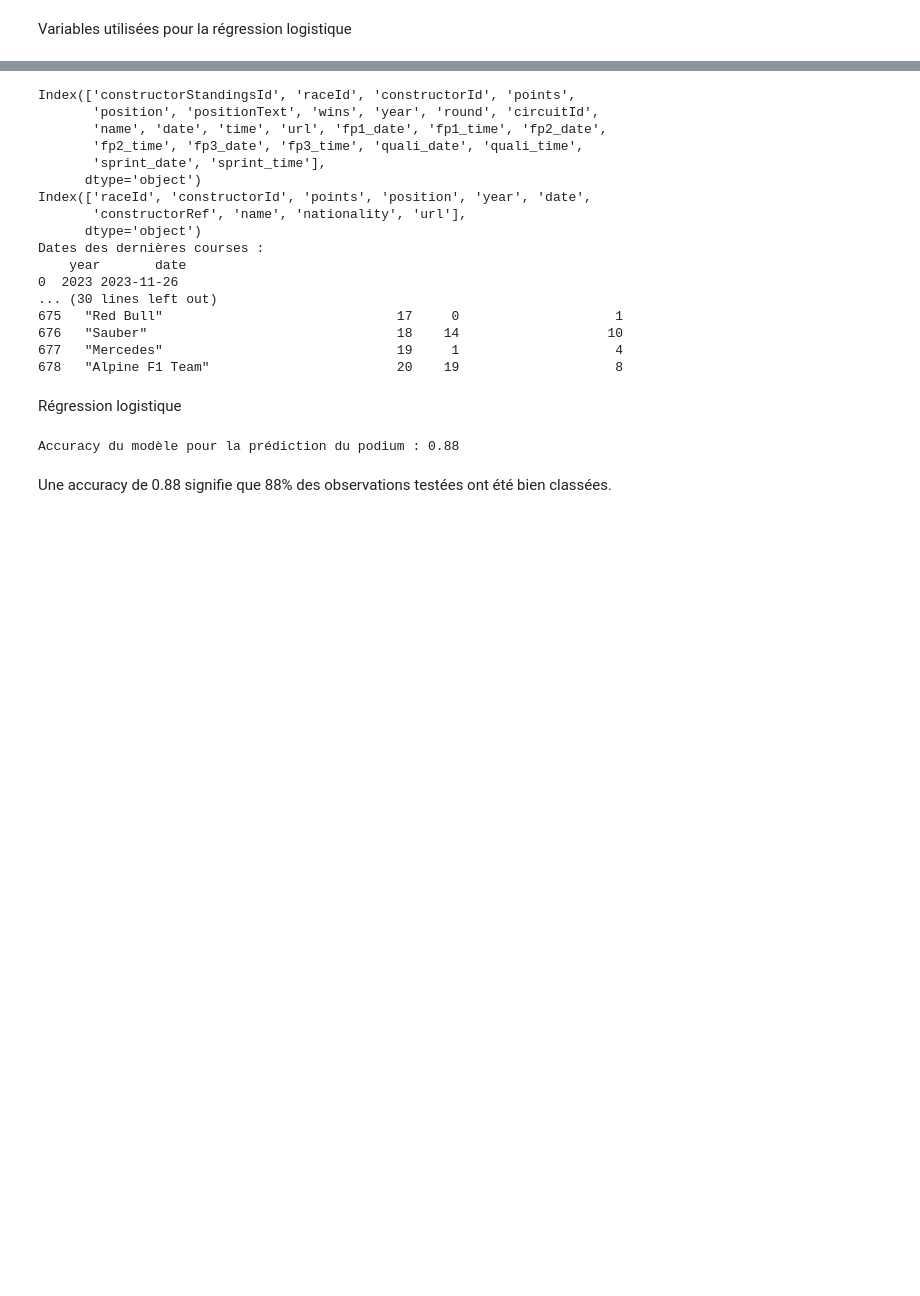
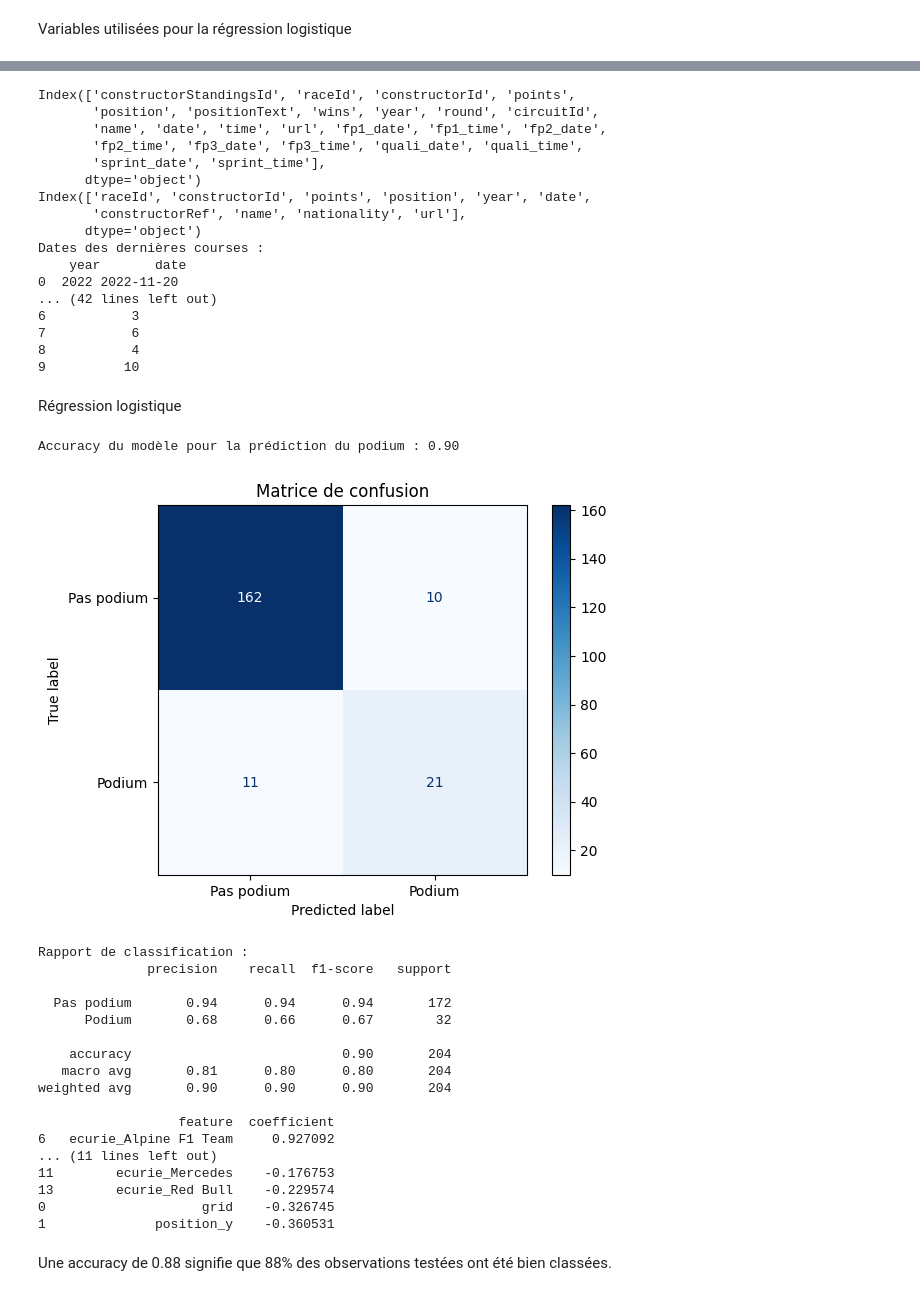
Before and after one commit to Emma1906/Projet-Info-1A, a Jupyter notebook: Problématique copy.ipynb, the cells around one changed output, grey strips where cells are left out. Cells and saved outputs as stored; diff of their text form; code cells hidden in the pictures; blank space fills up the shorter version.

```diff
--- a/Problématique copy.ipynb
+++ b/Problématique copy.ipynb
@@ -185,7 +185,7 @@ fusion_now['date'] = fusion_now['date'].str.strip().str.replace('"', '')
 fusion_now['date'] = pd.to_datetime(fusion_now['date'], format="%Y-%m-%d", errors='coerce')
 
 # Filtrer uniquement pour les années 2023 et 2024
-df_filtre = fusion_now[fusion_now['year'].isin([2023, 2024])].copy()
+df_filtre = fusion_now[fusion_now['year'].isin([2022, 2023])].copy()
 
 # Trouver la date de la dernière course de chaque année
 dernieres_dates = df_filtre.groupby('year')['date'].max().reset_index()
@@ -201,14 +201,36 @@ classement_final = classement_final.rename(columns={'position': 'position_fin_sa
 
 classement_final = classement_final.rename(columns={'name': 'name_y'})
 classement_final.drop(columns=['constructorId'], inplace=True)
+# Décaler l'année pour que le classement de 2022 corresponde à 2023, etc.
+classement_final['year'] = classement_final['year'] + 1
+
 
 print(classement_final.columns)
 print(classement_final.head())
 
+fusion_2 = fusion_now[['raceId', 'position', 'name' , 'date']]
+fusion_2 = fusion_2.rename(columns={'name': 'name_y'})
+# On suppose que chaque ligne correspond à un pilote ou une écurie pour une course
+# Tu dois avoir une colonne 'raceId', 'constructorId' (ou 'name_y') et 'position'
+
+# Trier les données par écurie et date de course
+fusion_2 = fusion_2.sort_values(by=['date'])
+
+# Décaler la position par groupe d’écurie
+fusion_2['position_prec'] = fusion_2.groupby('name_y')['position'].shift(1)
+fusion_2.rename(columns={'position_prec': 'position_y'}, inplace=True)
+
+fusion_2['position_y'] = fusion_2['position_y'].fillna(99).astype(int)
+fusion_2.drop(columns=['position'], inplace=True)
+fusion_2.drop(columns=['date'], inplace=True)
+
 
 df = pd.merge(df, classement_final, on=['year', 'name_y'], how='left')
+df = pd.merge(df, fusion_2, on=['raceId', 'name_y'], how='left')
+
+df['position_fin_saison'] = df['position_fin_saison'].fillna(0).astype(int)
 print(df.columns)
-print(df.tail(10))
+print(df.head(10))
 # %% [output]
 Index(['constructorStandingsId', 'raceId', 'constructorId', 'points',
        'position', 'positionText', 'wins', 'year', 'round', 'circuitId',
@@ -221,48 +243,84 @@ Index(['raceId', 'constructorId', 'points', 'position', 'year', 'date',
       dtype='object')
 Dates des dernières courses :
     year       date
-0  2023 2023-11-26
-... (30 lines left out)
-675   "Red Bull"                              17     0                    1
-676   "Sauber"                                18    14                   10
-677   "Mercedes"                              19     1                    4
-678   "Alpine F1 Team"                        20    19                    8
+0  2022 2022-11-20
+... (42 lines left out)
+6           3
+7           6
+8           4
+9          10
 # %% [markdown]
 Régression logistique
 # %%
 from sklearn.linear_model import LogisticRegression
 from sklearn.model_selection import train_test_split
 from sklearn.metrics import accuracy_score
+from sklearn.metrics import confusion_matrix, classification_report, ConfusionMatrixDisplay
 
 # 1. Variable cible : sur le podium ou non
 df["sur_podium"] = df["positionOrder"].isin([1, 2, 3]).astype(int)
 
 # 2. Convertir les booléens en 0/1
 df = df.astype({col: int for col in df.select_dtypes(include='bool').columns})
 
 # 3. Définir les features (X) et la cible (y)
-colonnes_a_exclure = ['raceId', 'year', 'name_x', 'name_y', 'nom_complet', 'ecurie', 'sur_podium', 'positionOrder']
+colonnes_a_exclure = ['raceId', 'year', 'name_x', 'name_y', 'nom_complet', 'ecurie', 'sur_podium', 'positionOrder', 'position_fin_saison']
 X = df.drop(columns=colonnes_a_exclure)
 y = df['sur_podium']
 # traiter les valeurs manquantes
 X = X.fillna(0)
 
 
 # 4. Séparation train/test
 X_train, X_test, y_train, y_test = train_test_split(X, y, test_size=0.3, random_state=42)
 
 # 5. Entraîner le modèle
 model = LogisticRegression(max_iter=1000)
 model.fit(X_train, y_train)
 
 # 6. Prédictions
 y_pred = model.predict(X_test)
 
 # 7. Évaluation
 accuracy = accuracy_score(y_test, y_pred)
 print(f"Accuracy du modèle pour la prédiction du podium : {accuracy:.2f}")
+# 1. Matrice de confusion
+cm = confusion_matrix(y_test, y_pred)
+disp = ConfusionMatrixDisplay(confusion_matrix=cm, display_labels=["Pas podium", "Podium"])
+disp.plot(cmap="Blues")
+plt.title("Matrice de confusion")
+plt.show()
+
+# 2. Rapport de classification
+print("Rapport de classification :")
+print(classification_report(y_test, y_pred, target_names=["Pas podium", "Podium"]))
+
+# Poids des variables
+coef_df = pd.DataFrame({
+        'feature': X.columns,
+        'coefficient': model.coef_[0]
+    }).sort_values(by='coefficient', ascending=False)
+print(coef_df)
 # %% [output]
-Accuracy du modèle pour la prédiction du podium : 0.88
+Accuracy du modèle pour la prédiction du podium : 0.90
+[figure, added]
+Rapport de classification :
+              precision    recall  f1-score   support
+
+  Pas podium       0.94      0.94      0.94       172
+      Podium       0.68      0.66      0.67        32
+
+    accuracy                           0.90       204
+   macro avg       0.81      0.80      0.80       204
+weighted avg       0.90      0.90      0.90       204
+
+                  feature  coefficient
+6   ecurie_Alpine F1 Team     0.927092
+... (11 lines left out)
+11        ecurie_Mercedes    -0.176753
+13        ecurie_Red Bull    -0.229574
+0                    grid    -0.326745
+1              position_y    -0.360531
 # %% [markdown]
 Une accuracy de 0.88 signifie que 88% des observations testées ont été bien classées.
 # %%
```
Also changed, not shown: parts of 4 cells of this notebook, 1 other file.
